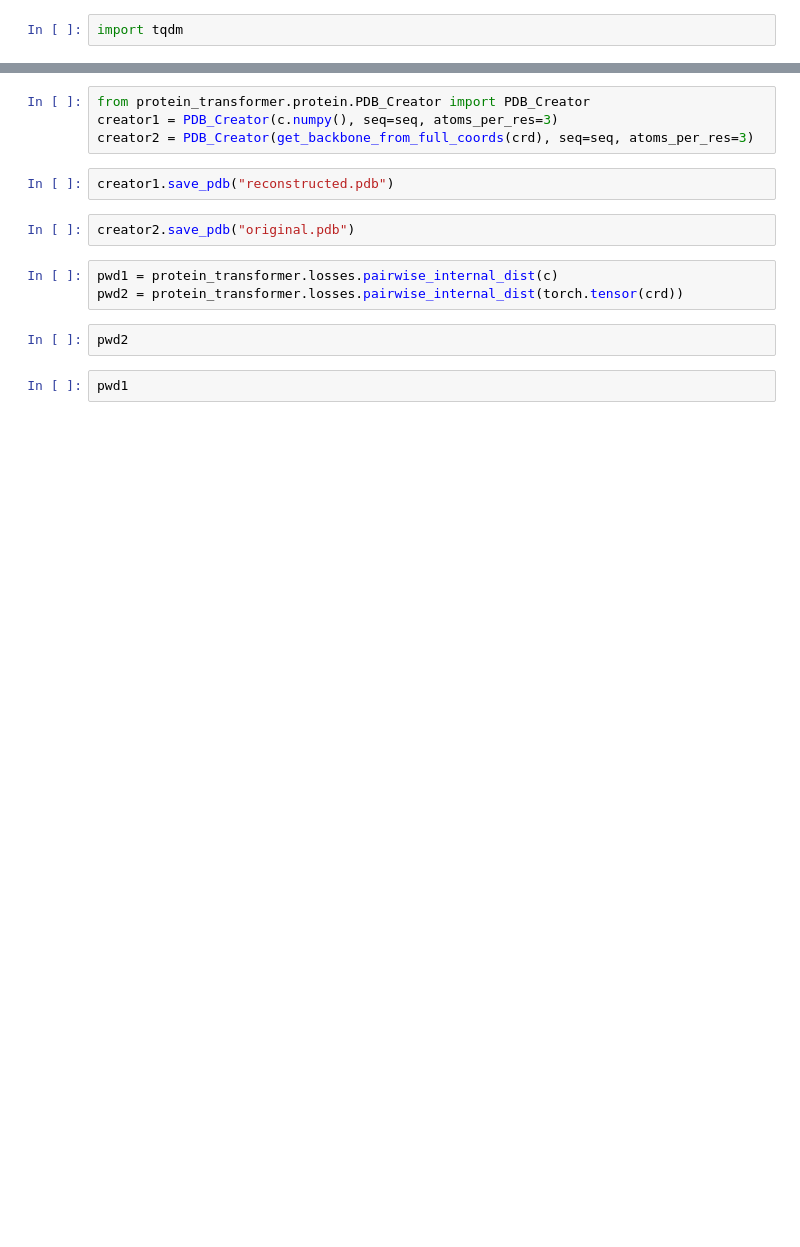
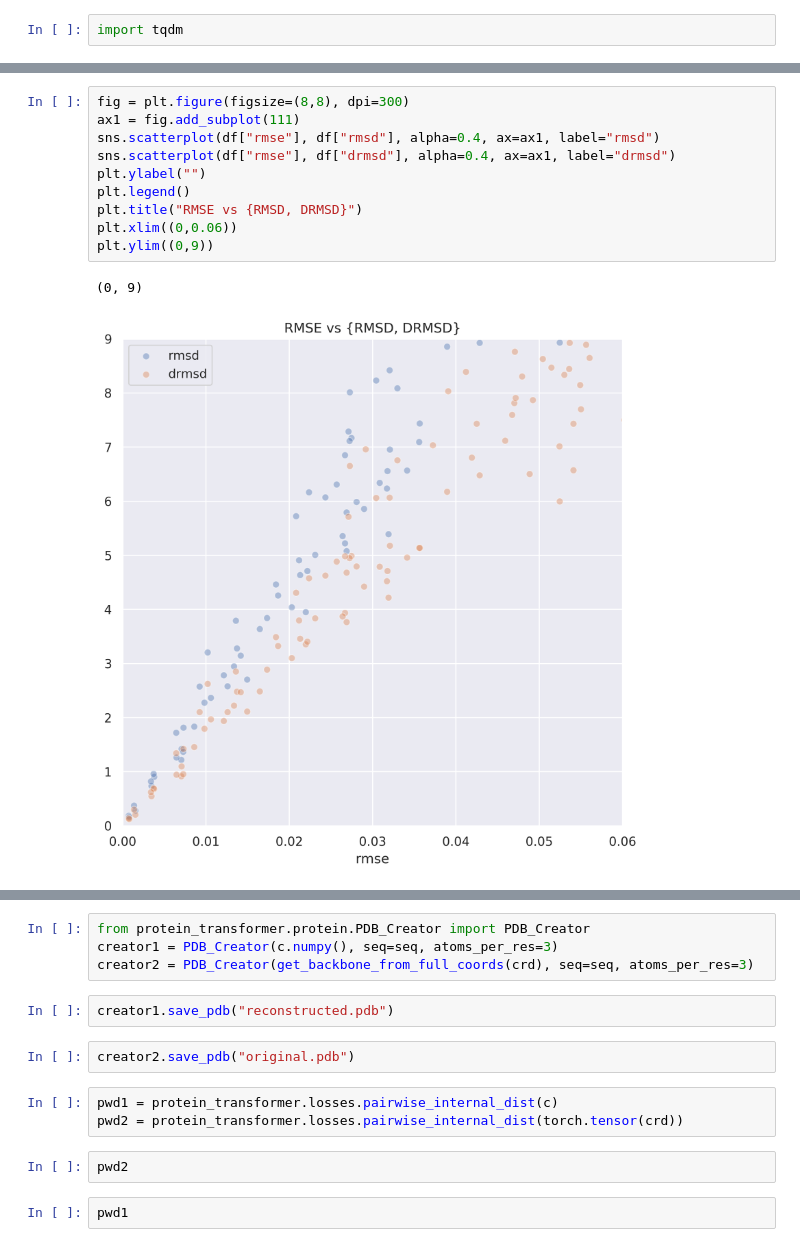
Before and after one commit to jonathanking/protein-transformer, a Jupyter notebook: research/notebooks/191203 How much does RMSE affect DRMSD?.ipynb, the cells around one changed output, grey strips where cells are left out. Drawn from its saved outputs; the diff is of its cells as text; blank space fills up the shorter version.

```diff
--- a/research/notebooks/191203 How much does RMSE affect DRMSD?.ipynb
+++ b/research/notebooks/191203 How much does RMSE affect DRMSD?.ipynb
@@ -178,0 +204,13 @@ KeyboardInterrupt:
+# %%
+fig = plt.figure(figsize=(8,8), dpi=300)
+ax1 = fig.add_subplot(111)
+sns.scatterplot(df["rmse"], df["rmsd"], alpha=0.4, ax=ax1, label="rmsd")
+sns.scatterplot(df["rmse"], df["drmsd"], alpha=0.4, ax=ax1, label="drmsd")
+plt.ylabel("")
+plt.legend()
+plt.title("RMSE vs {RMSD, DRMSD}")
+plt.xlim((0,0.06))
+plt.ylim((0,9))
+# %% [output]
+(0, 9)
+[figure, added]
```
Also changed, not shown: parts of 37 cells of this notebook, 2 other files.
